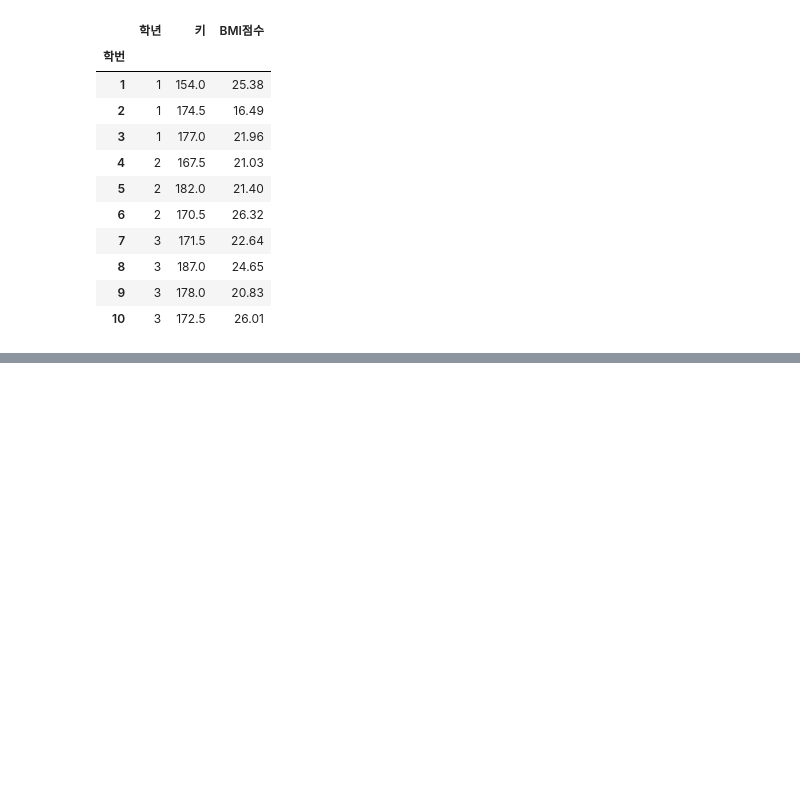
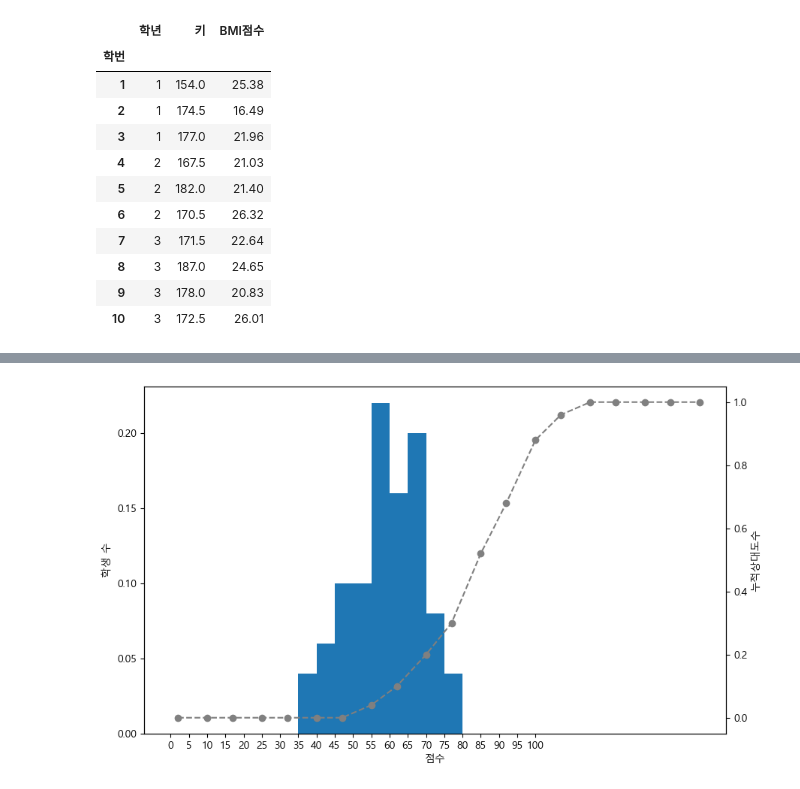
Before and after one commit to keulreobeu/bigdate_student, a Jupyter notebook: jupyter/stats/04.descriptive stats.ipynb, the cells around one changed output, grey strips where cells are left out. Saved outputs shown, nothing was run; the diff lists cells and outputs as text; code cells hidden in the pictures; blank space fills up the shorter version.

```diff
--- a/jupyter/stats/04.descriptive stats.ipynb
+++ b/jupyter/stats/04.descriptive stats.ipynb
@@ -204,0 +761,22 @@ df_3
+# %%
+fig = plt.figure(figsize=(10, 6))
+ax1 = fig.add_subplot(1, 1, 1)
+ax2 = ax1.twinx()
+
+weights = np.ones_like(df['영어']) / df['영어'].shape[0]
+freq, *_ = ax1.hist(df['영어'], bins=20, range=(0, 100), weights=weights)
+
+cum_rel_freq = np.cumsum(freq)
+class_value = [i+(i+5) // 2 for i in range(0,100,5)]
+
+ax2.plot(class_value, cum_rel_freq, ls='--', marker='o', color='gray')
+
+ax1.set_xlabel('점수')
+ax1.set_ylabel('학생 수')
+ax2.set_ylabel('누적상대도수')
+ax1.set_xticks(np.linspace(0, 100, 21))
+
+
+plt.show()
+# %% [output]
+[figure, added]
```
Also changed, not shown: parts of 70 cells of this notebook.
